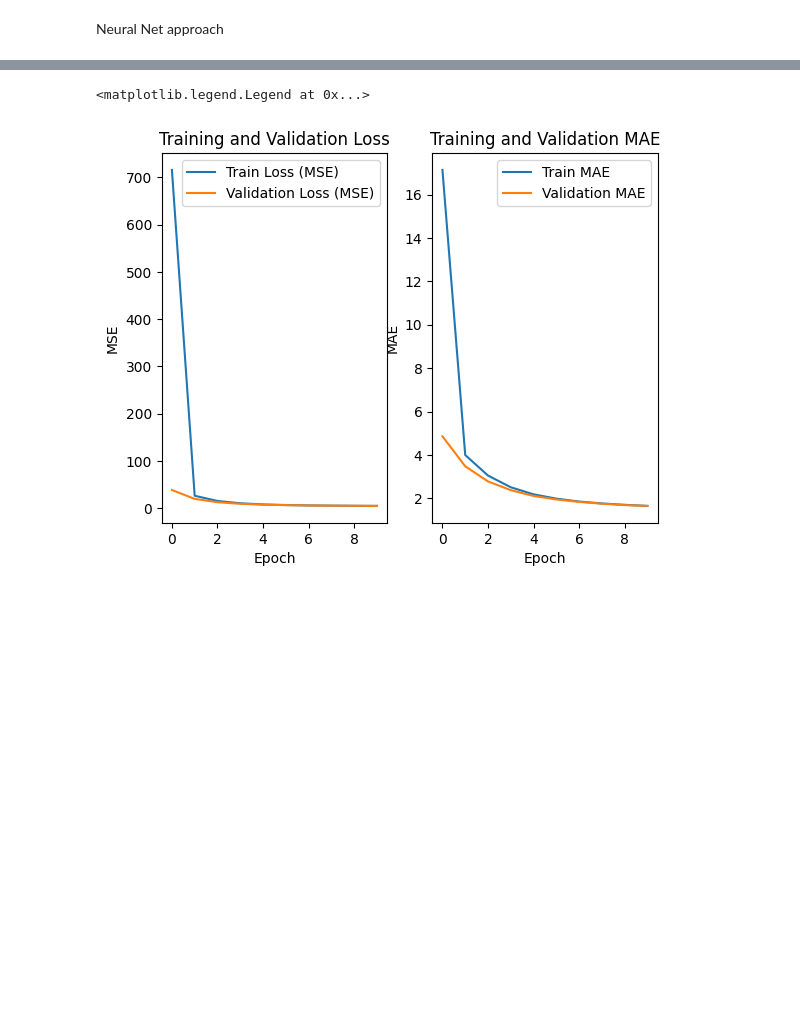
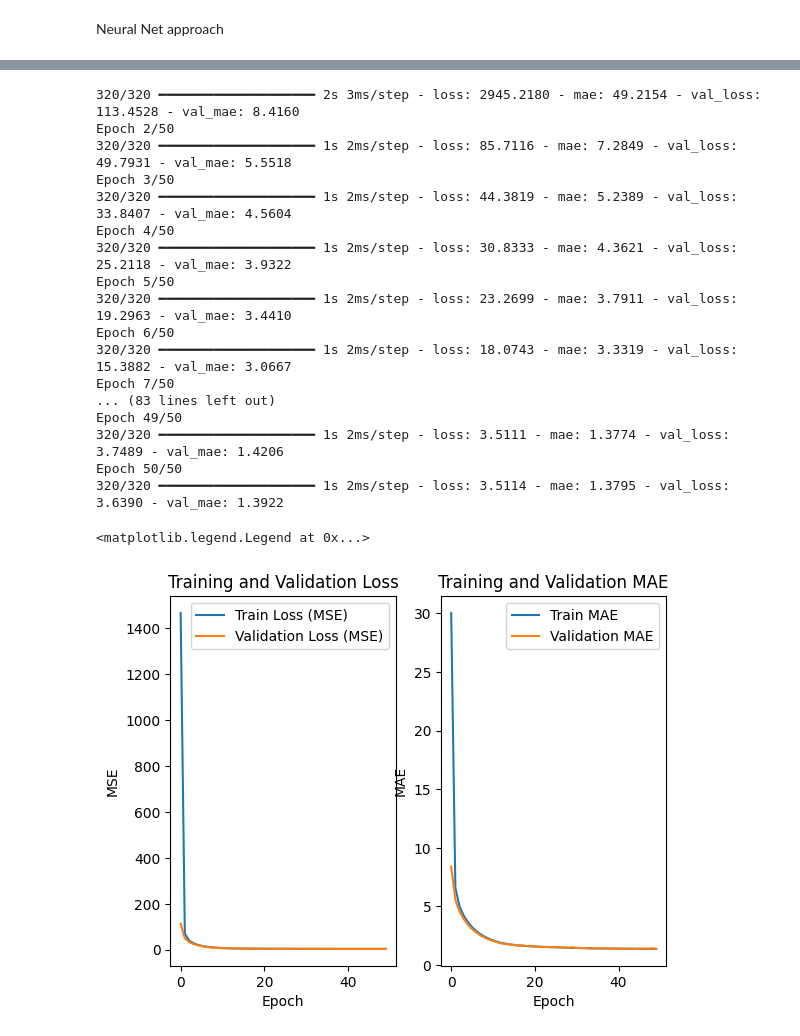
Before and after one commit to LaveshJagwani/s4ds-task-1, a Jupyter notebook: Task 1.ipynb, the cells around one changed output, grey strips where cells are left out. Saved outputs shown, nothing was run; the diff lists cells and outputs as text; code cells hidden in the pictures; blank space fills up the shorter version.

```diff
--- a/Task 1.ipynb
+++ b/Task 1.ipynb
@@ -1256,8 +1284,8 @@ from tensorflow.keras.layers import Dense
 from tensorflow.keras.optimizers import Adam
 
 model = Sequential([
-    Dense(128, activation='relu', input_shape=(X_train.shape[1],)),
-    Dense(64, activation='relu'),
+    Dense(32, activation='relu', input_shape=(X_train.shape[1],)),
+    Dense(16, activation='relu'),
     Dense(1)  # Single neuron output, no activation for regression
 ])
 batch_size = 256
@@ -1269,7 +1297,7 @@ model.compile(optimizer=Adam(learning_rate=0.001),
 history = model.fit(
     X_train, y_train,
     validation_data=(X_test, y_test),
-    epochs=10,
+    epochs=50,
     batch_size=batch_size,
 )
 
@@ -1315,2 +1324,19 @@ Epoch 10/10
-<matplotlib.legend.Legend at 0x...>
+320/320 ━━━━━━━━━━━━━━━━━━━━ 2s 3ms/step - loss: 2945.2180 - mae: 49.2154 - val_loss: 113.4528 - val_mae: 8.4160
+Epoch 2/50
+320/320 ━━━━━━━━━━━━━━━━━━━━ 1s 2ms/step - loss: 85.7116 - mae: 7.2849 - val_loss: 49.7931 - val_mae: 5.5518
+Epoch 3/50
+320/320 ━━━━━━━━━━━━━━━━━━━━ 1s 2ms/step - loss: 44.3819 - mae: 5.2389 - val_loss: 33.8407 - val_mae: 4.5604
+Epoch 4/50
+320/320 ━━━━━━━━━━━━━━━━━━━━ 1s 2ms/step - loss: 30.8333 - mae: 4.3621 - val_loss: 25.2118 - val_mae: 3.9322
+Epoch 5/50
+320/320 ━━━━━━━━━━━━━━━━━━━━ 1s 2ms/step - loss: 23.2699 - mae: 3.7911 - val_loss: 19.2963 - val_mae: 3.4410
+Epoch 6/50
+320/320 ━━━━━━━━━━━━━━━━━━━━ 1s 2ms/step - loss: 18.0743 - mae: 3.3319 - val_loss: 15.3882 - val_mae: 3.0667
+Epoch 7/50
+... (83 lines left out)
+Epoch 49/50
+320/320 ━━━━━━━━━━━━━━━━━━━━ 1s 2ms/step - loss: 3.5111 - mae: 1.3774 - val_loss: 3.7489 - val_mae: 1.4206
+Epoch 50/50
+320/320 ━━━━━━━━━━━━━━━━━━━━ 1s 2ms/step - loss: 3.5114 - mae: 1.3795 - val_loss: 3.6390 - val_mae: 1.3922
+<matplotlib.legend.Legend at 0x...>
-[figure, old version]
+[figure, new version]
```
Also changed, not shown: parts of 9 cells of this notebook.
